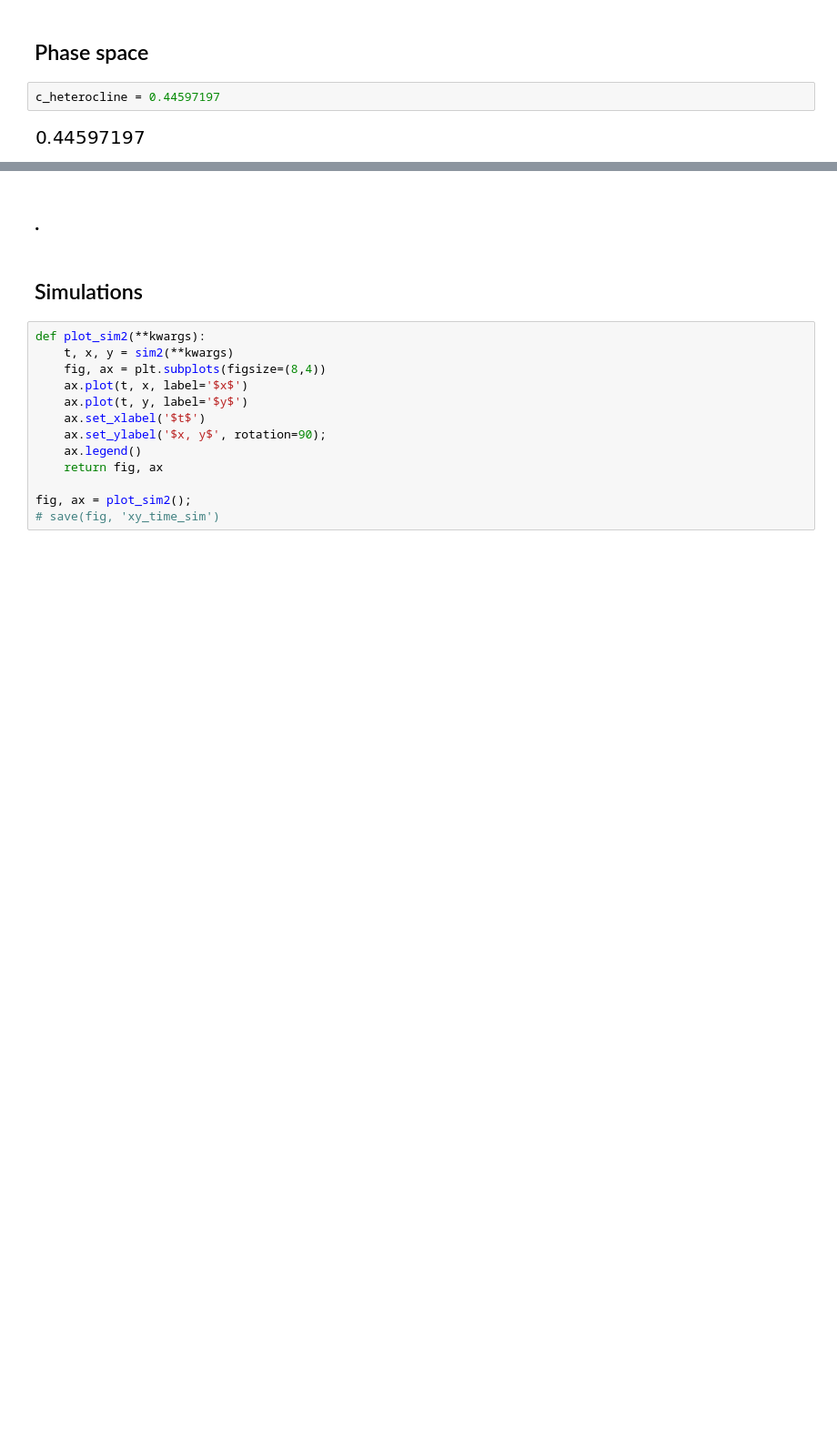
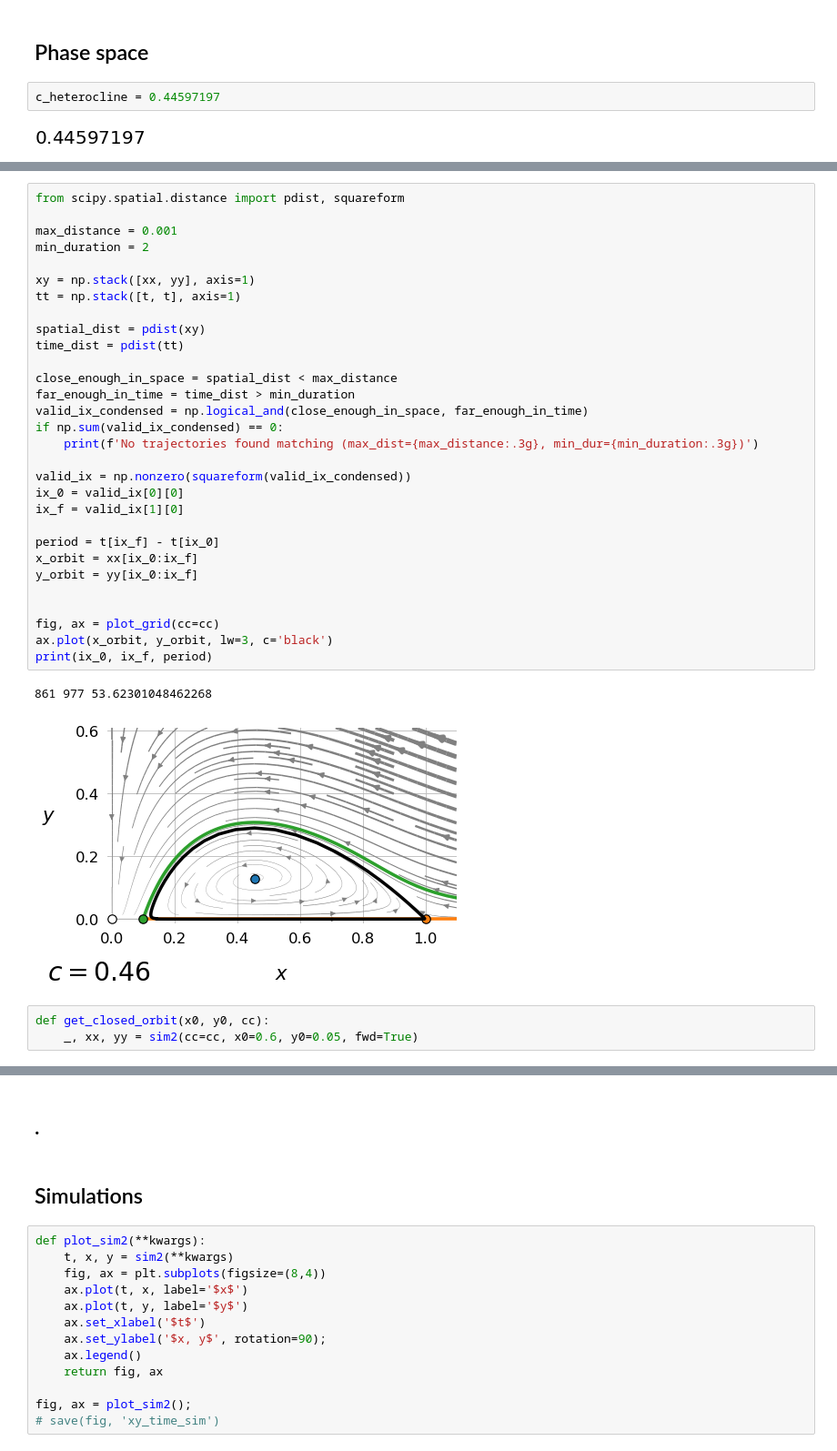
Before and after one commit to tfiers/strogatz, a Jupyter notebook: notebooks/3_Predator_prey.ipynb, the cells around one changed output, grey strips where cells are left out. Shown at 91% size. Drawn from its saved outputs; the diff is of its cells as text; blank space fills up the shorter version.

Commit message:
Closed orbit seeeker

```diff
--- a/notebooks/3_Predator_prey.ipynb
+++ b/notebooks/3_Predator_prey.ipynb
@@ -340,3 +343,39 @@ fig, ax = plot_grid(cc=cc)
+# %%
+from scipy.spatial.distance import pdist, squareform
+
+max_distance = 0.001
+min_duration = 2
+
+xy = np.stack([xx, yy], axis=1)
+tt = np.stack([t, t], axis=1)
+
+spatial_dist = pdist(xy)
+time_dist = pdist(tt)
+
+close_enough_in_space = spatial_dist < max_distance
+far_enough_in_time = time_dist > min_duration
+valid_ix_condensed = np.logical_and(close_enough_in_space, far_enough_in_time)
+if np.sum(valid_ix_condensed) == 0:
+    print(f'No trajectories found matching (max_dist={max_distance:.3g}, min_dur={min_duration:.3g})')
+
+valid_ix = np.nonzero(squareform(valid_ix_condensed))
+ix_0 = valid_ix[0][0]
+ix_f = valid_ix[1][0]
+
+period = t[ix_f] - t[ix_0]
+x_orbit = xx[ix_0:ix_f]
+y_orbit = yy[ix_0:ix_f]
+
+
+fig, ax = plot_grid(cc=cc)
+ax.plot(x_orbit, y_orbit, lw=3, c='black')
+print(ix_0, ix_f, period)
+# %% [output]
+861 977 53.62301048462268
+[figure, added]
+# %%
+def get_closed_orbit(x0, y0, cc):
+    _, xx, yy = sim2(cc=cc, x0=0.6, y0=0.05, fwd=True)
 # %%
 for cc in (0, 0.05, 0.1, 0.114, c_u, 0.3, 0.43, c_heterocline, 0.47, 0.55, 0.7, c_s, 0.92, 1, 1.1):
     fig, ax = plot_grid(cc)
```
Also changed, not shown: parts of 2 cells of this notebook.
